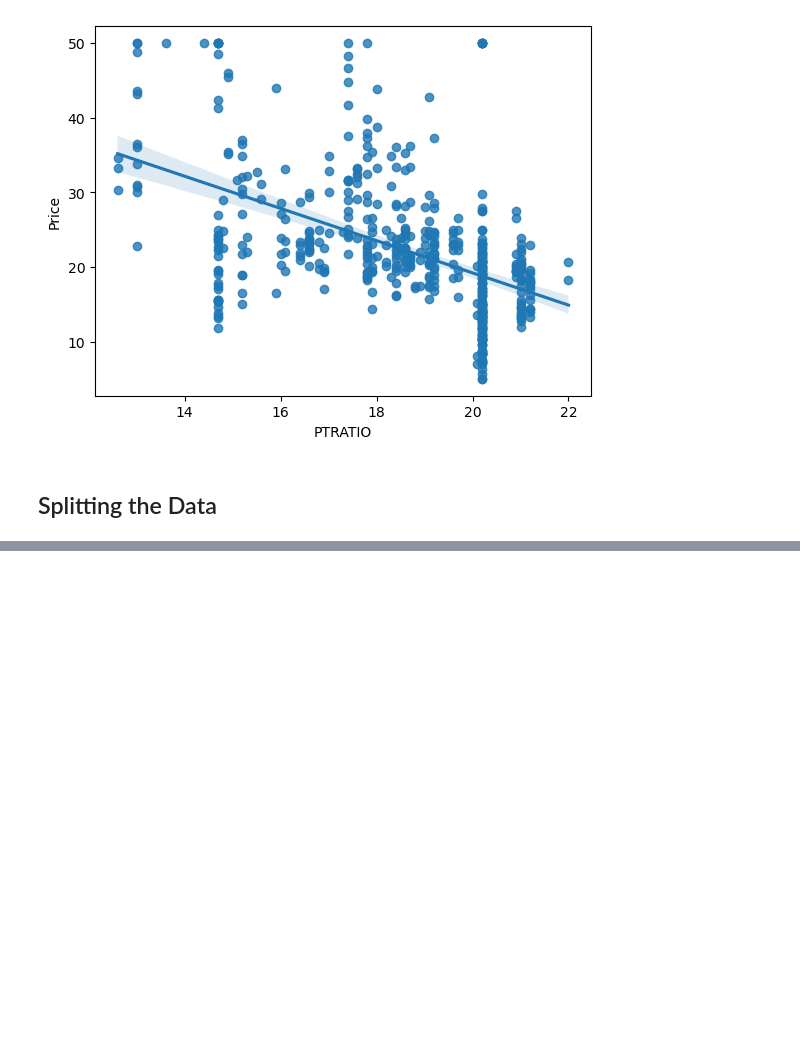
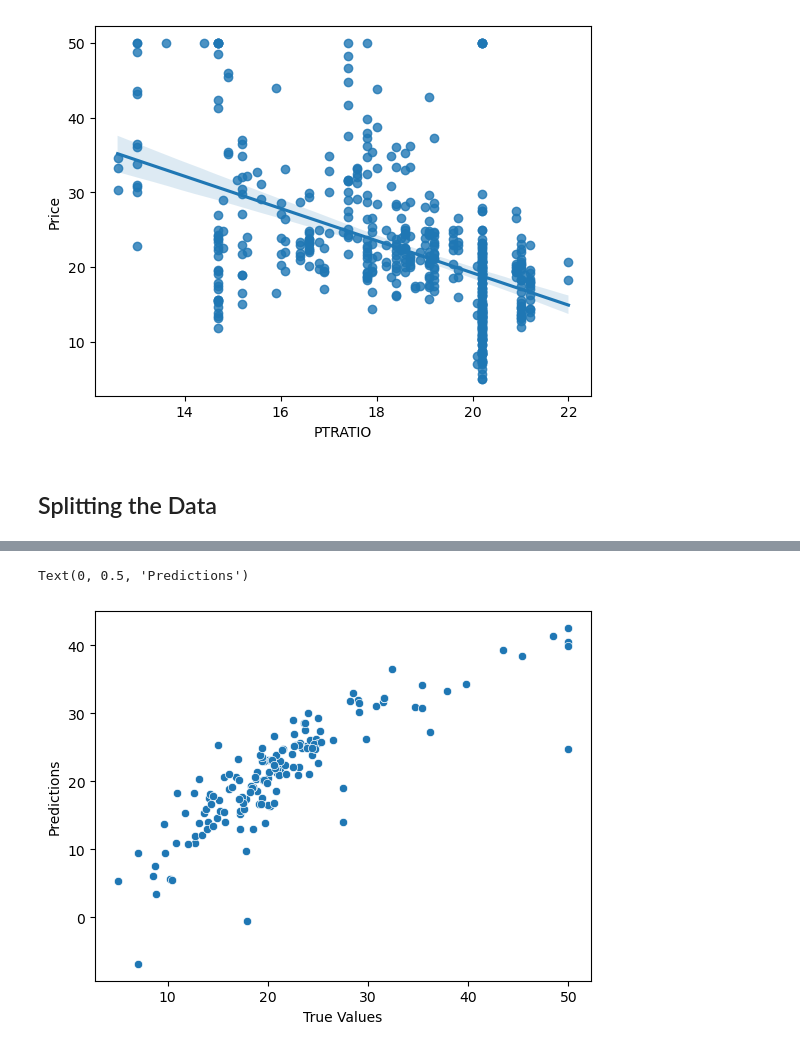
Before and after one commit to pChitral/House-Price-Prediction-CICD-Deployment, a Jupyter notebook: Linear_Regression.ipynb, the cells around one changed output, grey strips where cells are left out. Cells and saved outputs as stored; diff of their text form; code cells hidden in the pictures; blank space fills up the shorter version.

```diff
--- a/Linear_Regression.ipynb
+++ b/Linear_Regression.ipynb
@@ -205,0 +212,9 @@ y = df.iloc[:, -1]
+# %%
+from sklearn.preprocessing import StandardScaler
+
+# Create StandardScaler object
+scaler = StandardScaler()
+# %%
+# Standardize the training and testing sets using the scaler object
+X_train = scaler.fit_transform(X_train)
+X_test = scaler.transform(X_test)
@@ -205,0 +229,6 @@ y = df.iloc[:, -1]
+# %%
+from sklearn.linear_model import LinearRegression
+
+# Create a LinearRegression object and fit the training set
+regression = LinearRegression()
+regression.fit(X_train, y_train)
@@ -205,0 +259,10 @@ y = df.iloc[:, -1]
+# %%
+# Prediction With Test Data
+reg_pred = regression.predict(X_test)
+# %%
+sns.scatterplot(x=y_test, y=reg_pred)
+plt.xlabel("True Values")
+plt.ylabel("Predictions")
+# %% [output]
+Text(0, 0.5, 'Predictions')
+[figure, added]
```
Also changed, not shown: parts of 16 cells of this notebook, 2 other files.
